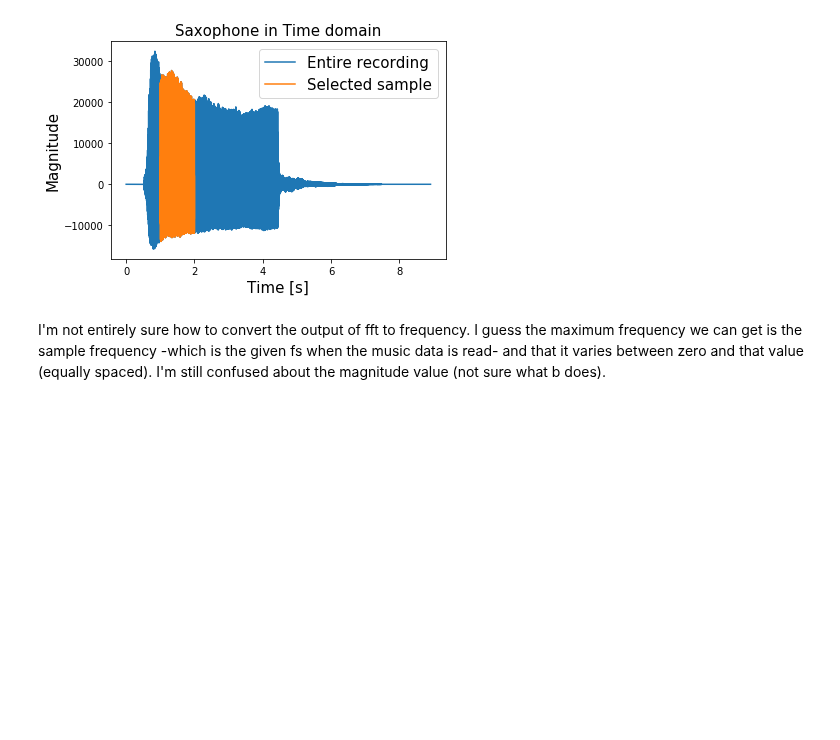
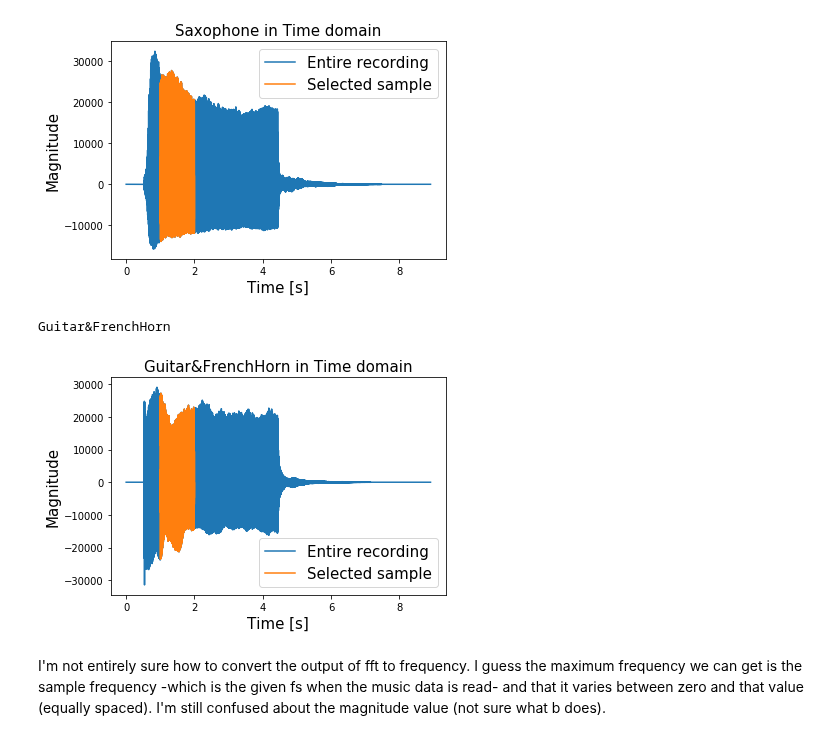
Before and after one commit to AM205-Final-Project/InstrumentClassification, a Jupyter notebook: Trial.ipynb, the cells around one changed output. Saved outputs shown, nothing was run; the diff lists cells and outputs as text; code cells hidden in the pictures; blank space fills up the shorter version.

Commit message:
Updating w/ one combined graph

```diff
--- a/Trial.ipynb
+++ b/Trial.ipynb
@@ -43,7 +43,7 @@ plt.plot(data.T[1])
 ### 1.2 All instruments
 # %%
 instruments = ['AcousticGuitar', 'CathedralOrgan', 'Clarinet', 'FrenchHorn', 'GrandPiano', 'Harp',
-              'Koto', 'RockGuitar', 'Saxophone']
+              'Koto', 'RockGuitar', 'Saxophone', 'Guitar&FrenchHorn']
 # %%
 # sampling a representative time frame for each instrument
 samples = dict()
@@ -249,6 +249,28 @@ plt.show()
 # %% [output]
 Saxophone
 [figure]
+# %%
+plt.figure()
+instrument = instruments[9]
+print(instrument)
+fs, data = wavfile.read('sounds/'+instrument+'.wav') # load the data
+freqs[instrument] = fs
+
+# sample selected = 1 to 2 sec
+start = 1*fs
+end = 2*fs
+samples[instrument] = data.T[0][start:end]
+t_length = data.shape[0]
+plt.plot(np.linspace(0,t_length/fs, t_length), data.T[0], label = 'Entire recording')
+plt.plot(np.linspace(start/fs, end/fs, (end-start)), samples[instrument], label = 'Selected sample')
+plt.title(instrument + ' in Time domain', fontsize = 15)
+plt.xlabel('Time [s]', fontsize = 15)
+plt.ylabel('Magnitude', fontsize = 15)
+plt.legend(fontsize = 15)
+plt.show()
+# %% [output]
+Guitar&FrenchHorn
+[figure, added]
 # %% [markdown]
 I'm not entirely sure how to convert the output of fft to frequency. I guess the maximum frequency we can get is the sample frequency -which is the given fs when the music data is read- and that it varies between zero and that value (equally spaced). I'm still confused about the magnitude value (not sure what b does).
 # %%
```
Also changed, not shown: parts of 2 cells of this notebook.
